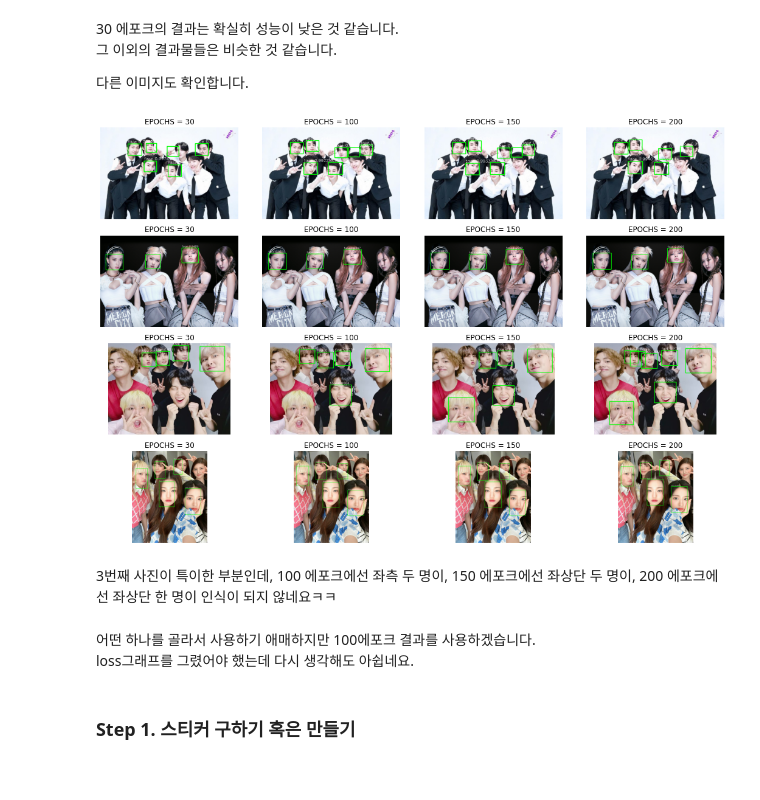
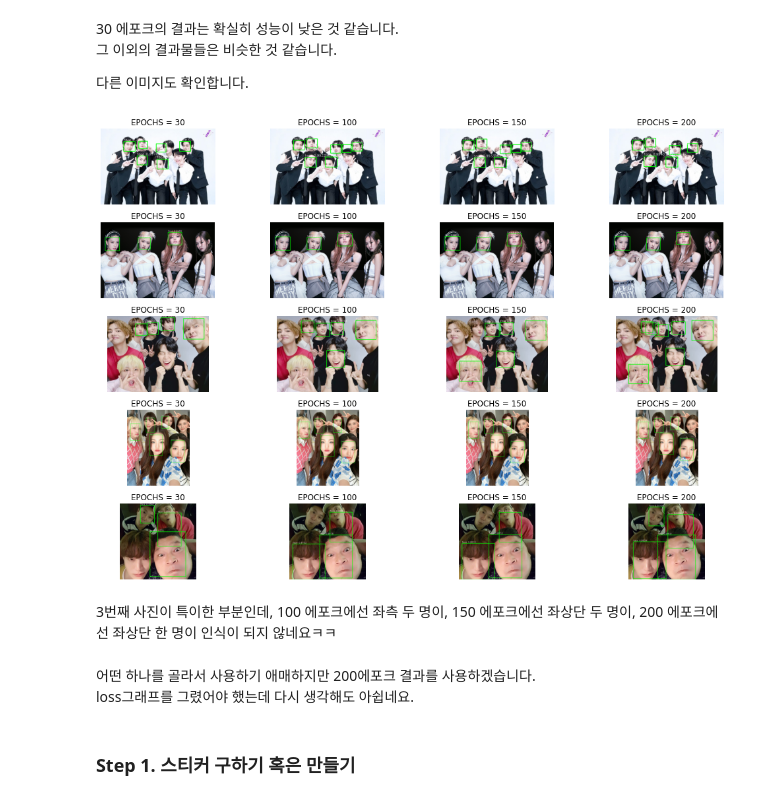
Before and after one commit to 201710808/AIFFELproject, a Jupyter notebook: Going_Deeper/Project7/Going_Deeper_21.ipynb, the cells around one changed output. Saved outputs shown, nothing was run; the diff lists cells and outputs as text; code cells hidden in the pictures.

```diff
--- a/Going_Deeper/Project7/Going_Deeper_21.ipynb
+++ b/Going_Deeper/Project7/Going_Deeper_21.ipynb
@@ -917,31 +917,31 @@ plt.show()
 다른 이미지도 확인합니다.
 # %%
 EPOCHS_LIST = [30, 100, 150, 200]
-num_rows = 4
+num_rows = 5
 num_cols = len(EPOCHS_LIST)
 
 fig, axes = plt.subplots(num_rows, num_cols, figsize=(15, 10))
 
-for i in range(1, 5):
+for i in range(1, num_rows + 1):
     TEST_IMAGE_PATH = f'sample{i}.jpg'
 
     for j, epoch in enumerate(EPOCHS_LIST):
         model.load_weights(f'weights_epoch_{epoch}.h5')
 
         result = show_image(TEST_IMAGE_PATH, show=False)
 
         axes[i - 1, j].imshow(cv2.cvtColor(result, cv2.COLOR_BGR2RGB))
         axes[i - 1, j].set_title(f'EPOCHS = {epoch}')
         axes[i - 1, j].axis('off')
 
 plt.tight_layout()
 plt.show()
 # %% [output]
-[figure, old version]
+[figure, new version]
 # %% [markdown]
 3번째 사진이 특이한 부분인데, 100 에포크에선 좌측 두 명이, 150 에포크에선 좌상단 두 명이, 200 에포크에선 좌상단 한 명이 인식이 되지 않네요ㅋㅋ
 # %% [markdown]
-어떤 하나를 골라서 사용하기 애매하지만 100에포크 결과를 사용하겠습니다.
+어떤 하나를 골라서 사용하기 애매하지만 200에포크 결과를 사용하겠습니다.
 loss그래프를 그렸어야 했는데 다시 생각해도 아쉽네요.
 # %% [markdown]
 ### Step 1. 스티커 구하기 혹은 만들기
```
Also changed, not shown: parts of 11 cells of this notebook.
